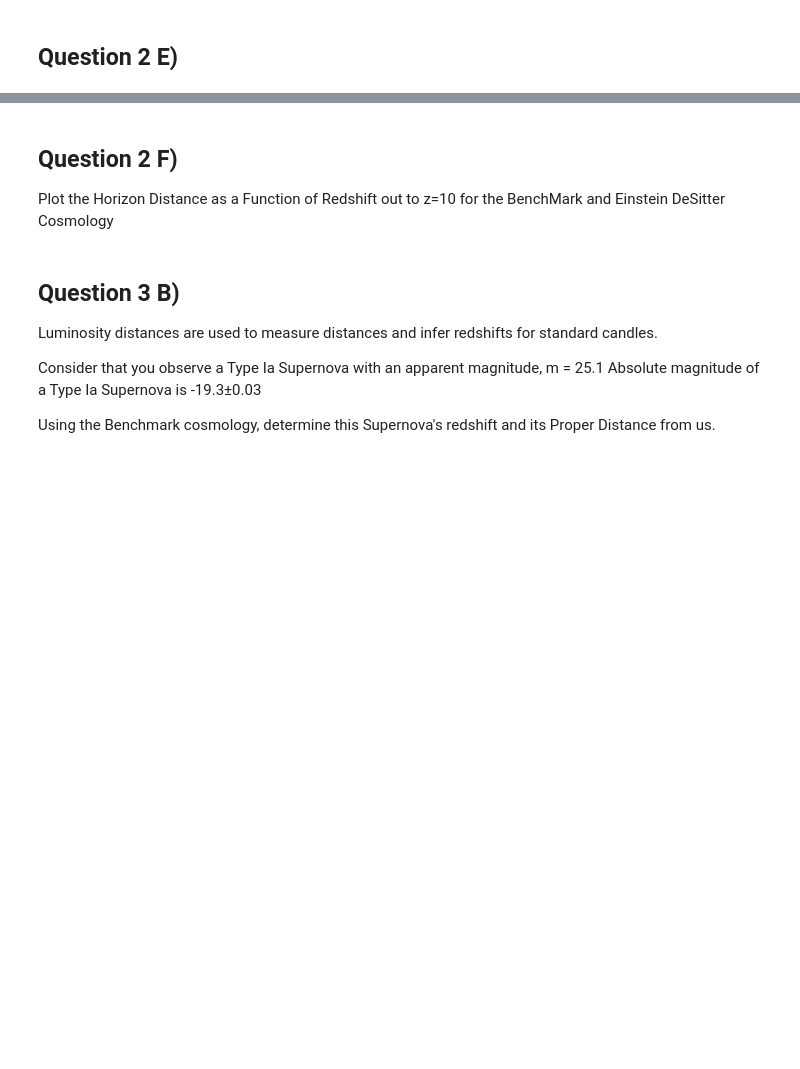
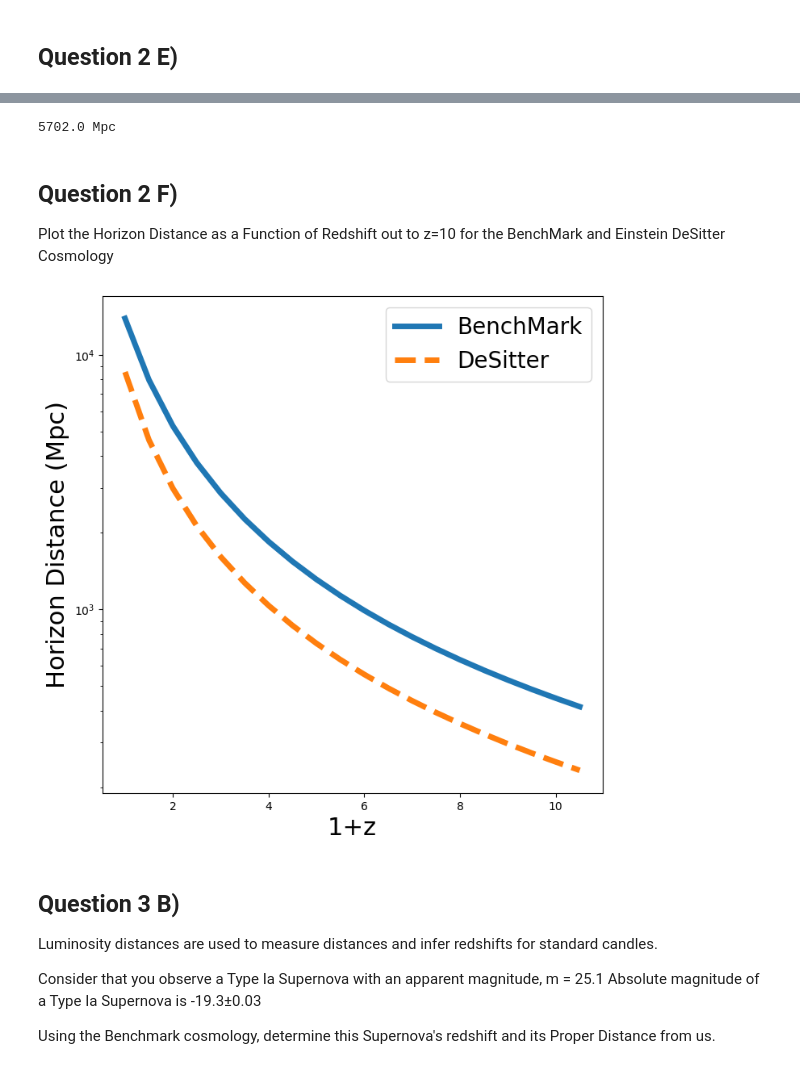
Before and after one commit to c-webs/ASTR_400b, a Jupyter notebook: labs/lab12/Lab12.ipynb, the cells around one changed output, grey strips where cells are left out. Cells and saved outputs as stored; diff of their text form; code cells hidden in the pictures; blank space fills up the shorter version.

```diff
--- a/labs/lab12/Lab12.ipynb
+++ b/labs/lab12/Lab12.ipynb
@@ -366,14 +366,18 @@ class CosmologicalTools:
         # 1/H(zrange)*speed of light
         # Speed of light is loaded in modules from astropy,
         #but in units of m/s --> need in km/s
+
         # FILL THIS IN
 
+        c_kms = c.to(u.km/u.s) # speed of light in km/s
+        y = c_kms/self.HubbleParameter(zrange)
 
 
         # Integrate y numerically over zrange and return
         #in units of Mpc
         # FILL THIS IN
-        DC = 0
+        DC = simps(y,zrange)*u.Mpc
+        return DC
 
         return DC
 
@@ -406,7 +410,7 @@ class CosmologicalTools:
         # Comoving Distance[ independent of time] x
         #the scale factor at the time of observation.
         # FILL THIS IN
-        DH = 0
+        DH = self.ComovingDistance(zo,ze)/(1+zo)
 
         return DH
 
@@ -420,7 +424,7 @@ class CosmologicalTools:
     # Output:   DL  in Mpc
         """ Method that computes the Luminosity Distance
         to an object at some redshift (ze)
-               DL = DC*(1+zobs)
+               DL = DC*(1+ze)
 
         PARAMETERS
         ---------
@@ -434,7 +438,9 @@ class CosmologicalTools:
         """
 
         # FILL THIS IN
-        DL = 0
+        zo = 0
+        DL = self.ComovingDistance(zo,ze)*(1+ze)
+
 
         return  DL
 
@@ -462,7 +468,8 @@ class CosmologicalTools:
         """
 
         #  FILL THIS IN
-        DA = 0
+        zo = 0
+        DA = self.ComovingDistance(zo)/(1+ze)
 
         return  DA
 
@@ -494,9 +501,9 @@ class CosmologicalTools:
         angleRad = (angle*u.arcsec).to(u.rad)
 
         # FILL THIS IN
-        size = 0
+        size = angleRad.value * self.AngularDiameterDistance(ze)
 
-        return size
+        return size.to(u.kpc)
 # %%
 # Define the benchmark cosmology at z =0
 # Planck 2016 results. XIII. Cosmological parameters
@@ -643,5 +676,8 @@ plt.savefig('Lab12_LookBackTime.png')
 # %%
 # how much larger was the universe then vs now?
+print (8563.0*u.Mpc-2861.0*u.Mpc)
+# %% [output]
+5702.0 Mpc
 # %% [markdown]
 ##  Question 2 F)
 Plot the Horizon Distance as a Function of Redshift out to z=10 for the BenchMark and Einstein DeSitter Cosmology
@@ -652,35 +688,40 @@ zrange2 = np.arange(zmin, zmax, 0.5)
 # %%
 # What is the size of the universe at each redshit in each cosmology
 # We need to again use a list comprehension
+HorizonBenchmark = [BenchMark.ProperDistance(i,1000).value for i in zrange2]
+# %%
+HorizonDesitter = [DeSitter.ProperDistance(i,1000).value for i in zrange2]
 # %%
 # Plot the Horizon Distance as a Function of Redshift out to z=10
 #################################################################
 
 fig = plt.figure(figsize=(8,8))
 ax = plt.subplot(111)
 
 
 # Comoving Distance
 # FILL THIS IN
-#plt.semilogy(###, ### , linewidth=5, label='BenchMark')
+plt.semilogy(zrange2+1, HorizonBenchmark , linewidth=5, label='BenchMark')
 
-#plt.semilogy(### , ###  , linewidth=5, linestyle='--', label='DeSitter')
+plt.semilogy(zrange2+1 , HorizonDesitter  , linewidth=5, linestyle='--', label='DeSitter')
 
 
 # Add axis labels
 plt.xlabel('1+z', fontsize=22)
 plt.ylabel('Horizon Distance (Mpc)', fontsize=22)
 
 
 #adjust tick label font size
 label_size = 22
 matplotlib.rcParams['xtick.labelsize'] = label_size
 matplotlib.rcParams['ytick.labelsize'] = label_size
 
 legend = ax.legend(loc='upper right',fontsize=20)
 
 # Save to a file
-# plt.savefig('Lab12_HorizonDistance.png')
+plt.savefig('Lab12_HorizonDistance.png')
+# %% [output]
+[figure, added]
 # %% [markdown]
 ## Question 3 B)
 
```
Also changed, not shown: parts of 16 cells of this notebook, 1 other file.
